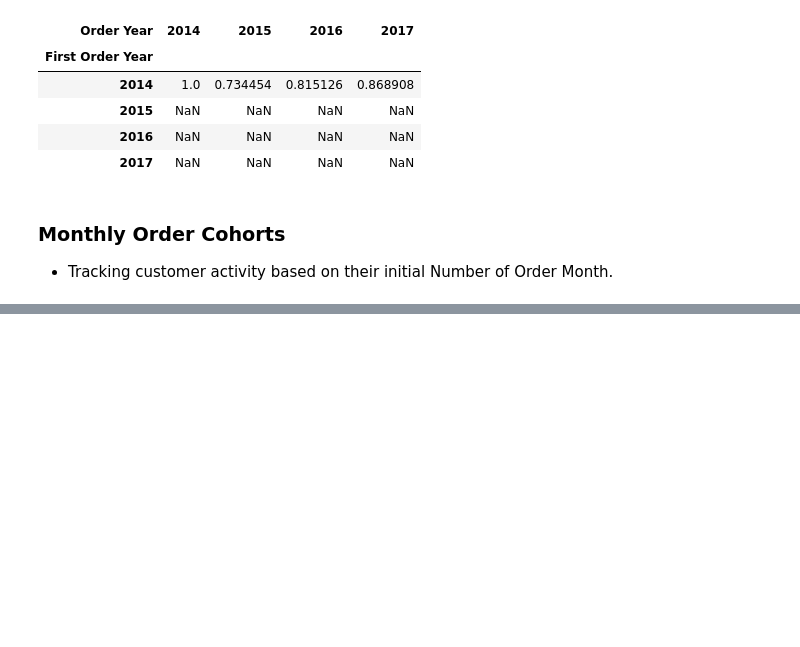
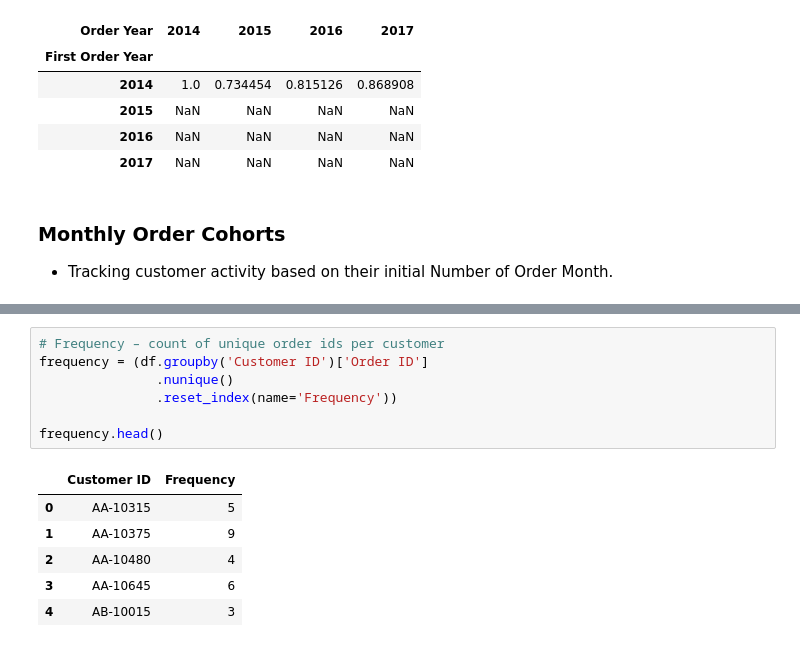
Before and after one commit to MarcelNazare/Superstore-Sales-Project, a Jupyter notebook: python/notebooks/statistical_analysis.ipynb, the cells around one changed output, grey strips where cells are left out. Cells and saved outputs as stored; diff of their text form; blank space fills up the shorter version.

```diff
--- a/python/notebooks/statistical_analysis.ipynb
+++ b/python/notebooks/statistical_analysis.ipynb
@@ -475,0 +502,14 @@ Retention rate by monthly cohort:
+# %%
+# Frequency – count of unique order ids per customer
+frequency = (df.groupby('Customer ID')['Order ID']
+               .nunique()
+               .reset_index(name='Frequency'))
+
+frequency.head()
+# %% [output]
+|  | Customer ID | Frequency |
+| 0 | AA-10315 | 5 |
+| 1 | AA-10375 | 9 |
+| 2 | AA-10480 | 4 |
+| 3 | AA-10645 | 6 |
+| 4 | AB-10015 | 3 |
```
Also changed, not shown: parts of 5 cells of this notebook.
